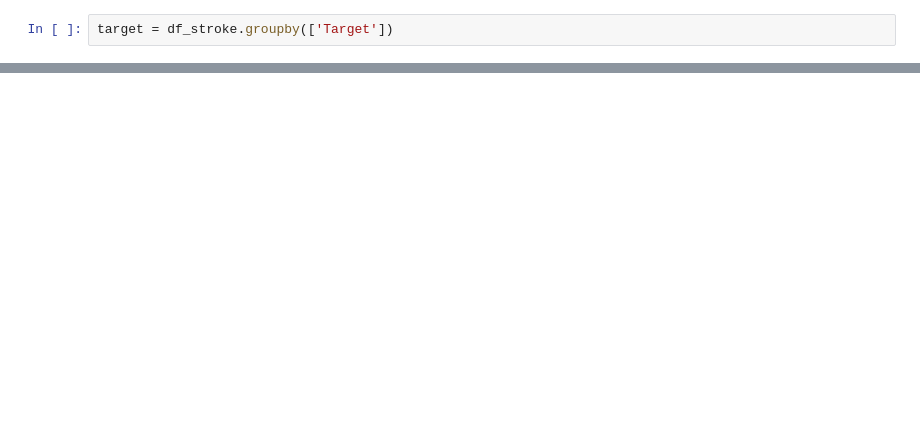
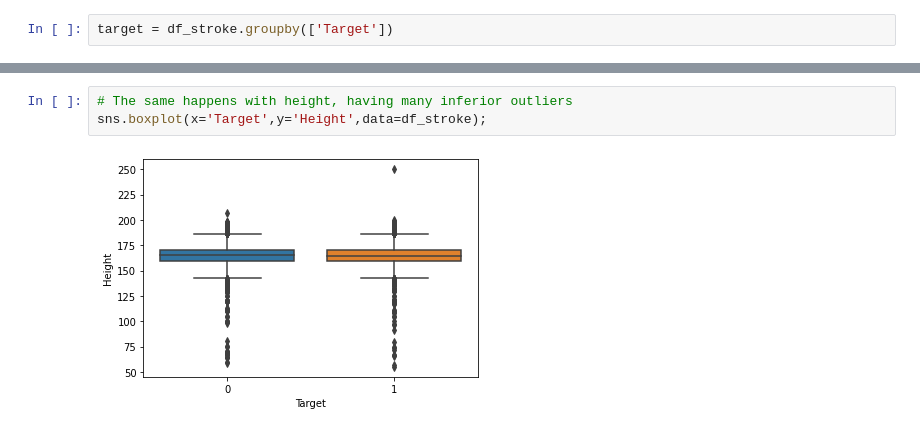
Before and after one commit to carcrupe/TFM, a Jupyter notebook: stroke_exploring_data.ipynb, the cells around one changed output, grey strips where cells are left out. Drawn from its saved outputs; the diff is of its cells as text; blank space fills up the shorter version.

```diff
--- a/stroke_exploring_data.ipynb
+++ b/stroke_exploring_data.ipynb
@@ -87,0 +151,5 @@ target.mean()
+# %%
+# The same happens with height, having many inferior outliers
+sns.boxplot(x='Target',y='Height',data=df_stroke);
+# %% [output]
+[figure, added]
```
Also changed, not shown: parts of 38 cells of this notebook, 2 other files.
